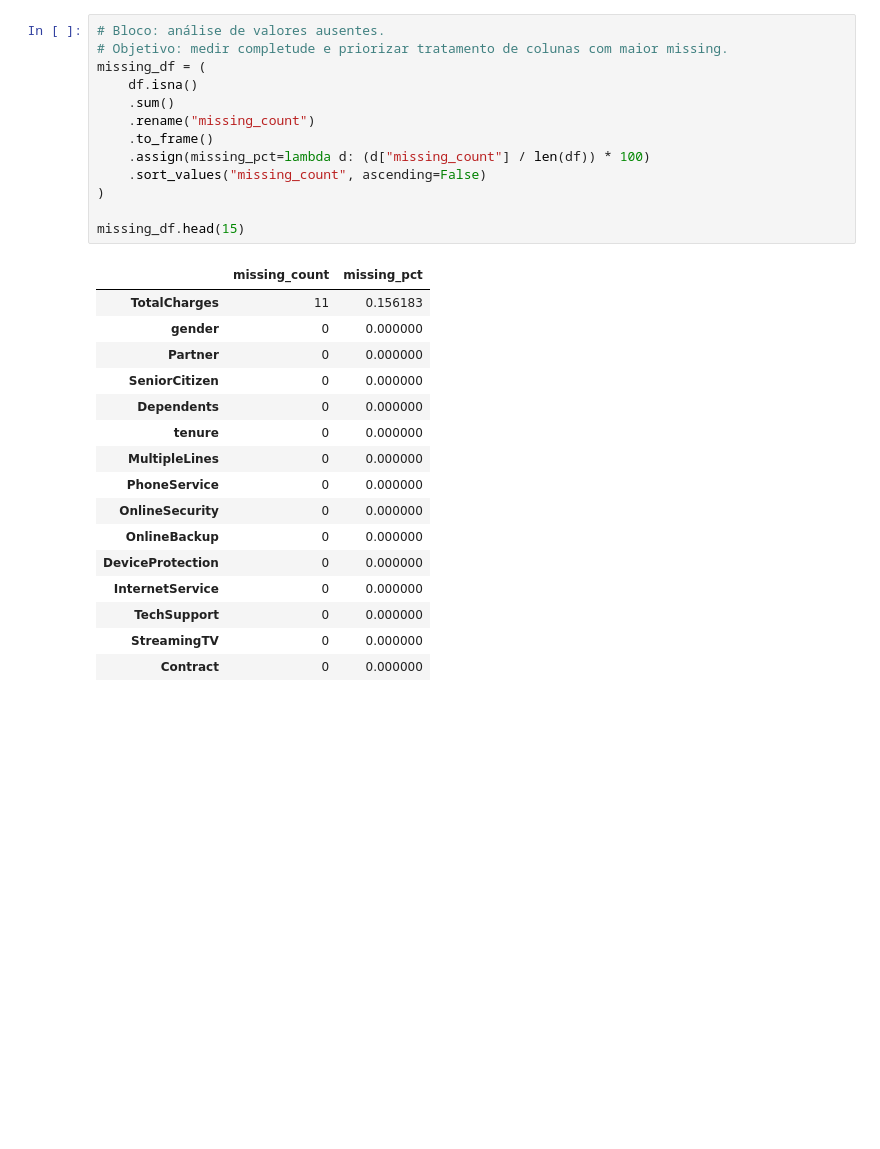
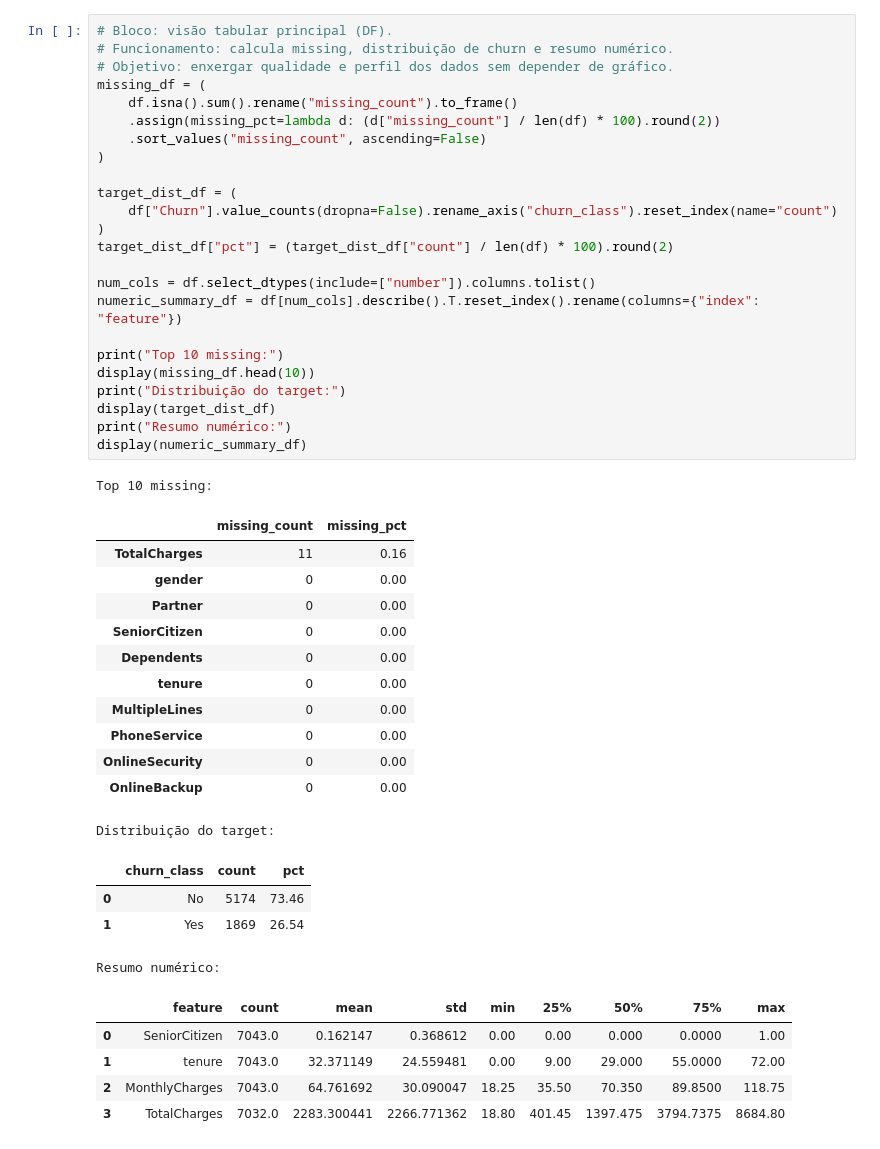
Before and after one commit to AntonyHGB/tech_challeng_fase_1, a Jupyter notebook: notebooks/01_eda_baselines.ipynb, the cells around one changed output. Cells and saved outputs as stored; diff of their text form; blank space fills up the shorter version.

Commit message:
refactor: simplify stage-1 pipeline and round business metrics

```diff
--- a/notebooks/01_eda_baselines.ipynb
+++ b/notebooks/01_eda_baselines.ipynb
@@ -60,32 +51,49 @@ pd.DataFrame(
 |  | rows | columns | dataset_path | dataset_version_hash |
 | 0 | 7043 | 20 | data\raw\telco_customer_churn.csv | 720603b4b4e5d9b9ca1a477444859ed6a... |
-# %%
-# Bloco: análise de valores ausentes.
-# Objetivo: medir completude e priorizar tratamento de colunas com maior missing.
-missing_df = (
-    df.isna()
-    .sum()
-    .rename("missing_count")
-    .to_frame()
-    .assign(missing_pct=lambda d: (d["missing_count"] / len(df)) * 100)
-    .sort_values("missing_count", ascending=False)
-)
-
-missing_df.head(15)
-# %% [output]
-|  | missing_count | missing_pct |
-| TotalCharges | 11 | 0.156183 |
-| gender | 0 | 0.000000 |
-| Partner | 0 | 0.000000 |
-| SeniorCitizen | 0 | 0.000000 |
-| Dependents | 0 | 0.000000 |
-| tenure | 0 | 0.000000 |
-| MultipleLines | 0 | 0.000000 |
-| PhoneService | 0 | 0.000000 |
-| OnlineSecurity | 0 | 0.000000 |
-| OnlineBackup | 0 | 0.000000 |
-| DeviceProtection | 0 | 0.000000 |
-| InternetService | 0 | 0.000000 |
-| TechSupport | 0 | 0.000000 |
-| StreamingTV | 0 | 0.000000 |
-| Contract | 0 | 0.000000 |
+# %%
+# Bloco: visão tabular principal (DF).
+# Funcionamento: calcula missing, distribuição de churn e resumo numérico.
+# Objetivo: enxergar qualidade e perfil dos dados sem depender de gráfico.
+missing_df = (
+    df.isna().sum().rename("missing_count").to_frame()
+    .assign(missing_pct=lambda d: (d["missing_count"] / len(df) * 100).round(2))
+    .sort_values("missing_count", ascending=False)
+)
+
+target_dist_df = (
+    df["Churn"].value_counts(dropna=False).rename_axis("churn_class").reset_index(name="count")
+)
+target_dist_df["pct"] = (target_dist_df["count"] / len(df) * 100).round(2)
+
+num_cols = df.select_dtypes(include=["number"]).columns.tolist()
+numeric_summary_df = df[num_cols].describe().T.reset_index().rename(columns={"index": "feature"})
+
+print("Top 10 missing:")
+display(missing_df.head(10))
+print("Distribuição do target:")
+display(target_dist_df)
+print("Resumo numérico:")
+display(numeric_summary_df)
+# %% [output]
+Top 10 missing:
+|  | missing_count | missing_pct |
+| TotalCharges | 11 | 0.16 |
+| gender | 0 | 0.00 |
+| Partner | 0 | 0.00 |
+| SeniorCitizen | 0 | 0.00 |
+| Dependents | 0 | 0.00 |
+| tenure | 0 | 0.00 |
+| MultipleLines | 0 | 0.00 |
+| PhoneService | 0 | 0.00 |
+| OnlineSecurity | 0 | 0.00 |
+| OnlineBackup | 0 | 0.00 |
+Distribuição do target:
+|  | churn_class | count | pct |
+| 0 | No | 5174 | 73.46 |
+| 1 | Yes | 1869 | 26.54 |
+Resumo numérico:
+|  | feature | count | mean | std | min | 25% | 50% | 75% | max |
+| 0 | SeniorCitizen | 7043.0 | 0.162147 | 0.368612 | 0.00 | 0.00 | 0.000 | 0.0000 | 1.00 |
+| 1 | tenure | 7043.0 | 32.371149 | 24.559481 | 0.00 | 9.00 | 29.000 | 55.0000 | 72.00 |
+| 2 | MonthlyCharges | 7043.0 | 64.761692 | 30.090047 | 18.25 | 35.50 | 70.350 | 89.8500 | 118.75 |
+| 3 | TotalCharges | 7032.0 | 2283.300441 | 2266.771362 | 18.80 | 401.45 | 1397.475 | 3794.7375 | 8684.80 |
```
Also changed, not shown: parts of 8 cells of this notebook, 6 other files.
